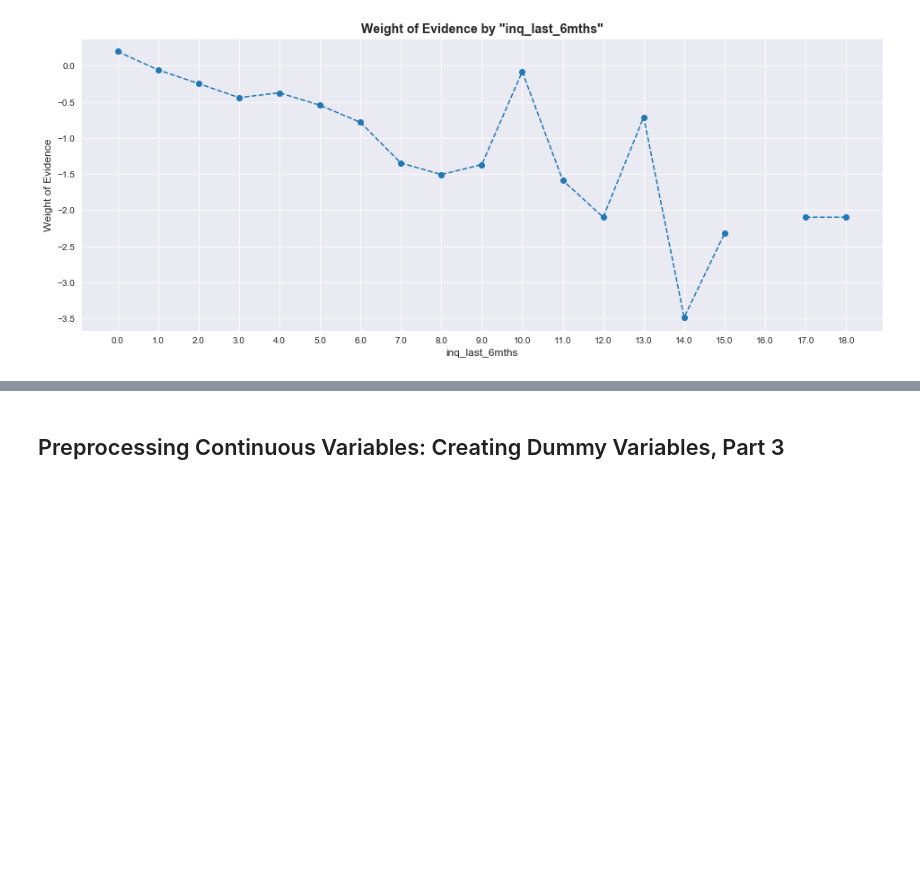
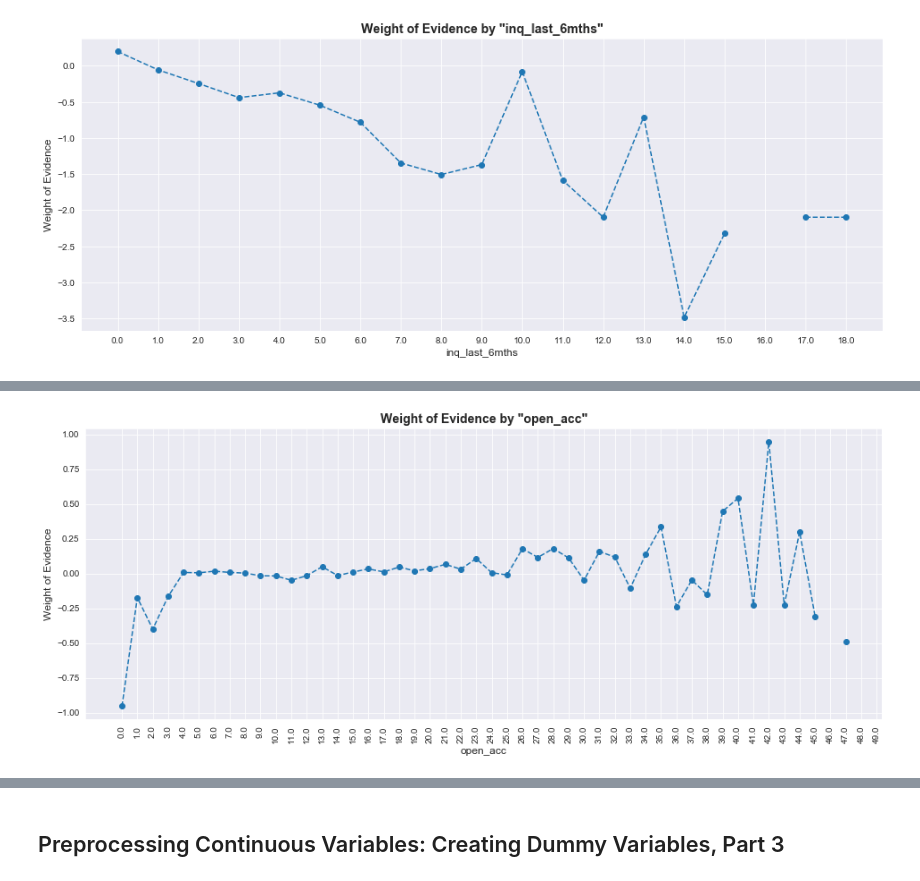
Before and after one commit to abdurrahmanshidiq/Credit_Risk_Modelling, a Jupyter notebook: 2_PD_Model_Preprocessing_Classing_WoE_IV.ipynb, the cells around one changed output, grey strips where cells are left out. Cells and saved outputs as stored; diff of their text form; code cells hidden in the pictures; blank space fills up the shorter version.

```diff
--- a/2_PD_Model_Preprocessing_Classing_WoE_IV.ipynb
+++ b/2_PD_Model_Preprocessing_Classing_WoE_IV.ipynb
@@ -1617,0 +1636,9 @@ plot_by_woe(df_Con_Woe_IV_inq_last6,0)
+# %%
+# Categories: 0
+df_inputs_prepr['inq_last_6mths:0'] = np.where((df_inputs_prepr['inq_last_6mths'] == 0), 1, 0)
+# Categories 1 - 2
+df_inputs_prepr['inq_last_6mths:1-2'] = np.where((df_inputs_prepr['inq_last_6mths'] >= 1) & (df_inputs_prepr['inq_last_6mths'] <= 2), 1, 0)
+# Categories 3 - 6
+df_inputs_prepr['inq_last_6mths:3-6'] = np.where((df_inputs_prepr['inq_last_6mths'] >= 3) & (df_inputs_prepr['inq_last_6mths'] <= 6), 1, 0)
+# Categories > 6
+df_inputs_prepr['inq_last_6mths:>6'] = np.where((df_inputs_prepr['inq_last_6mths'] > 6), 1, 0)
@@ -1617,0 +1682,3 @@ plot_by_woe(df_Con_Woe_IV_inq_last6,0)
+# %%
+df_Con_Woe_IV_open_acc = Woe_IV_continuous(df_inputs_prepr, 'open_acc', df_targets_prepr)
+df_Con_Woe_IV_open_acc
@@ -1617,0 +1705,5 @@ plot_by_woe(df_Con_Woe_IV_inq_last6,0)
+# %%
+plot_by_woe(df_Con_Woe_IV_open_acc, 90)
+# from 41 - end :we found sam case as funded_amount_factor
+# %% [output]
+[figure, added]
```
Also changed, not shown: parts of 45 cells of this notebook.
